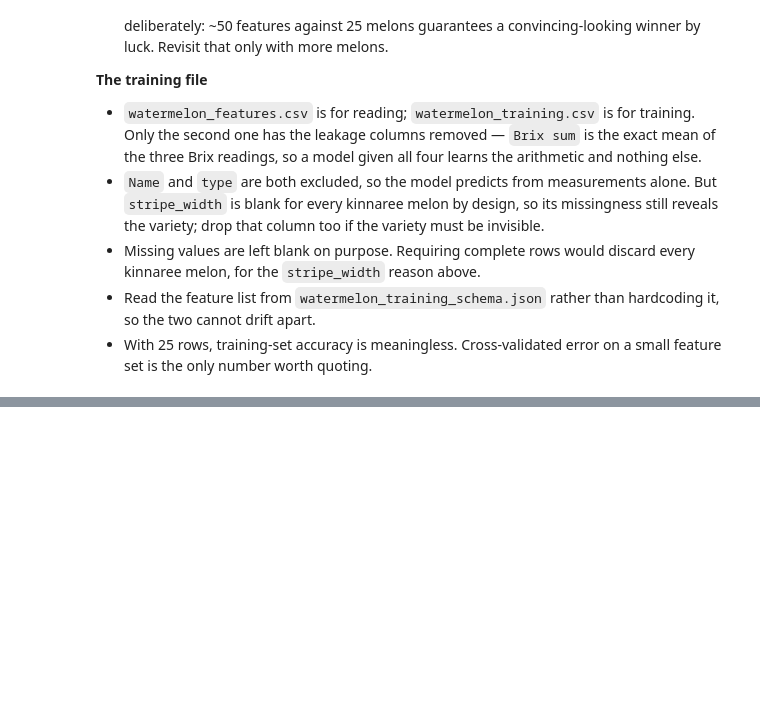
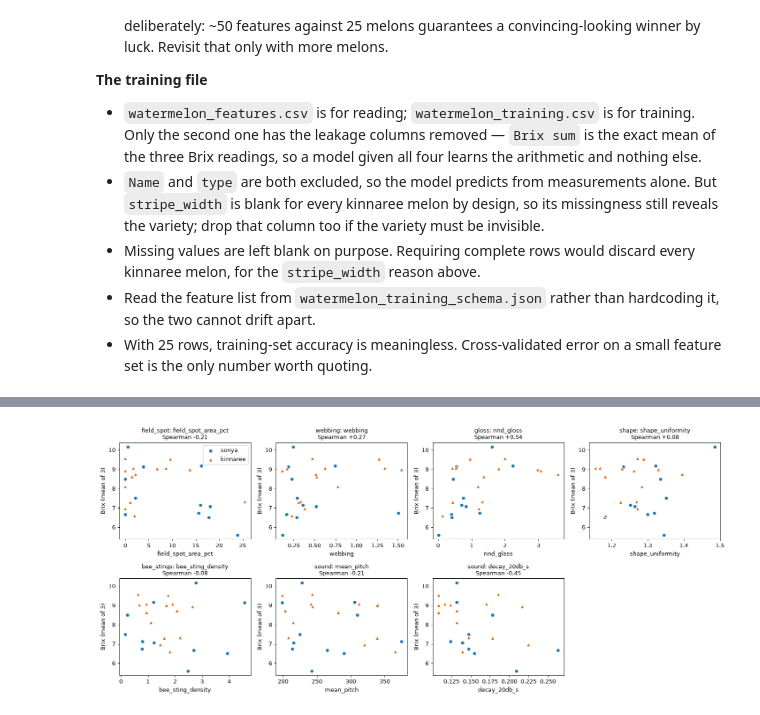
Before and after one commit to Some10n3/Watermelon, a Jupyter notebook: watermelon_features.ipynb, the cells around one changed output, grey strips where cells are left out. Cells and saved outputs as stored; diff of their text form; code cells hidden in the pictures; blank space fills up the shorter version.

```diff
--- a/watermelon_features.ipynb
+++ b/watermelon_features.ipynb
@@ -1812,0 +1965,11 @@ wrote cues.json  (10 complete columns available)
+# %%
+rows = []
+for f in FEATS:
+    for v in ['sonya', 'kinnaree']:
+        x, y = pair(data[data.type == v], f)
+        if len(x) >= 5 and np.ptp(x) > 0:
+            rho, p = stats.spearmanr(x, y)
+            rows.append(dict(feature=f, variety=v, n=len(x), rho=rho, p=p))
+within = pd.DataFrame(rows)
+wide = within.pivot(index='feature', columns='variety', values=['n', 'rho', 'p']).reindex(FEATS)
+wide.round(2)
@@ -1812,0 +1990,15 @@ wrote cues.json  (10 complete columns available)
+# %%
+fig, axes = plt.subplots(2, 4, figsize=(16, 7)); axes = axes.ravel()
+style = {'sonya': ('#1f77b4', 'o'), 'kinnaree': ('#d95f02', '^')}
+for ax, f in zip(axes, FEATS):
+    for v, (c, mk) in style.items():
+        d = data[data.type == v][[f, Y]].dropna()
+        ax.scatter(d[f], d[Y], c=c, marker=mk, s=45, label=v, edgecolor='white')
+    x, y = pair(data, f)
+    ax.set_title(f'{CUE_OF[f]}: {f}\nSpearman {stats.spearmanr(x, y)[0]:+.2f}', fontsize=10)
+    ax.set_xlabel(f); ax.set_ylabel('Brix (mean of 3)')
+axes[0].legend()
+for ax in axes[len(FEATS):]: ax.axis('off')
+plt.tight_layout(); plt.show()
+# %% [output]
+[figure, added]
```
Also changed, not shown: parts of 19 cells of this notebook.
